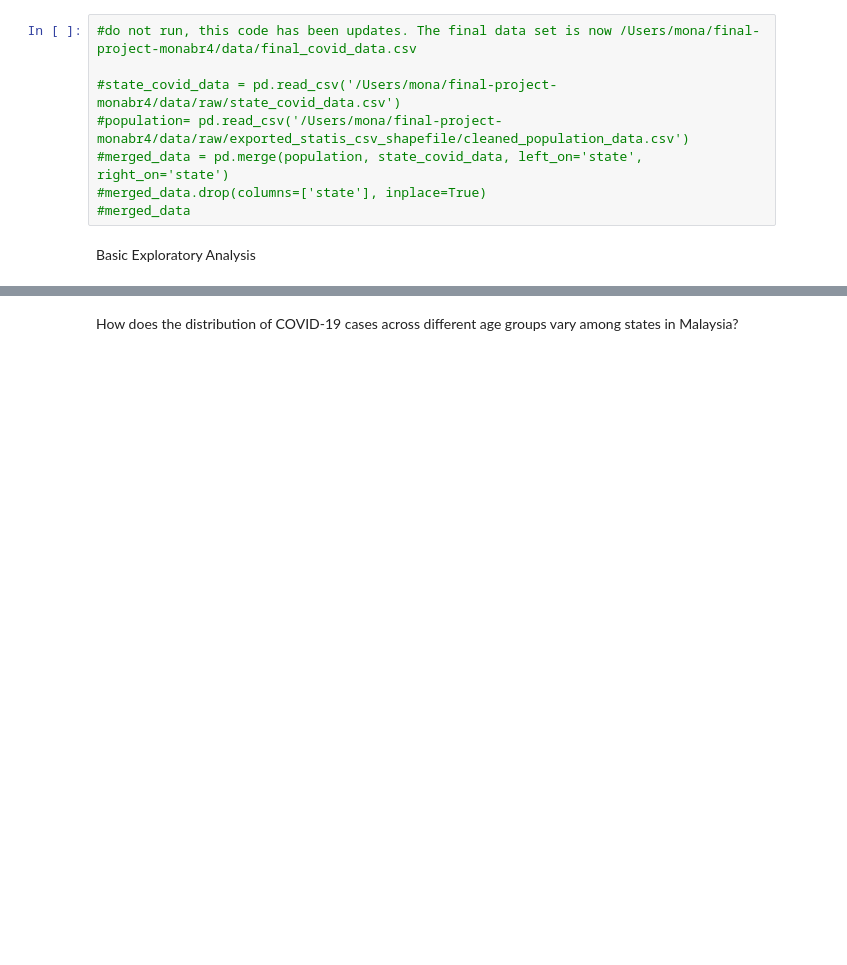
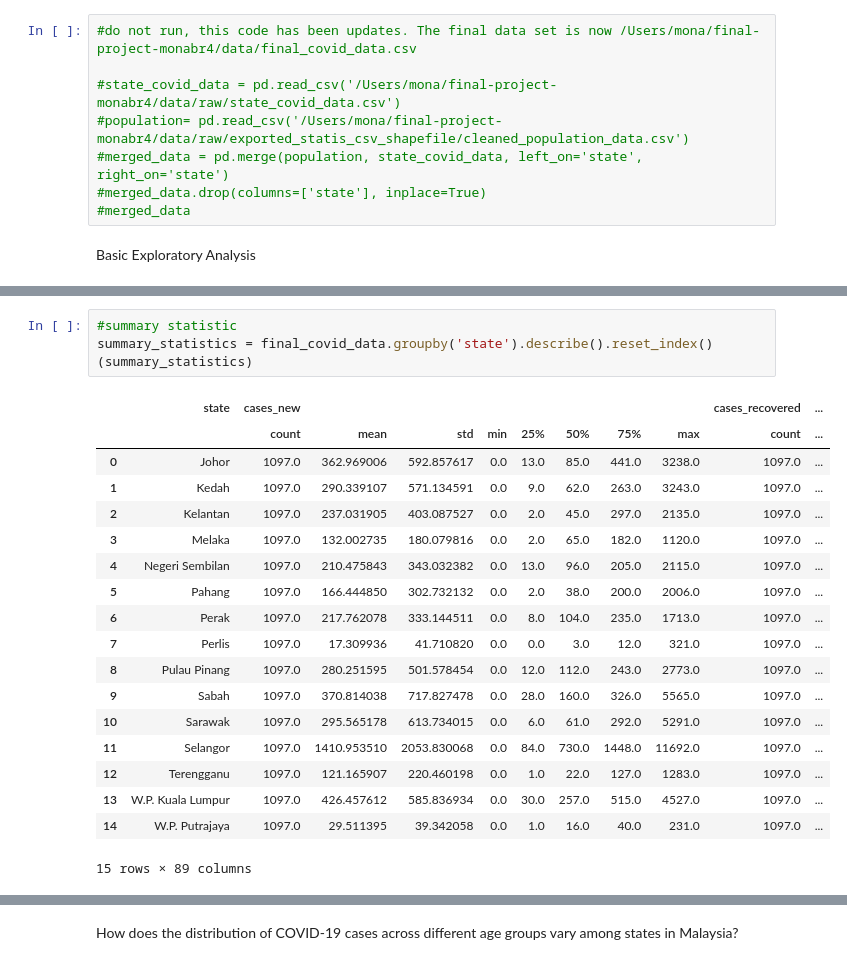
Before and after one commit to Fall23-DSCI-510/final-project-monabr4, a Jupyter notebook: results/graphing.ipynb, the cells around one changed output, grey strips where cells are left out. Drawn from its saved outputs; the diff is of its cells as text; blank space fills up the shorter version.

```diff
--- a/results/graphing.ipynb
+++ b/results/graphing.ipynb
@@ -54,0 +139,23 @@ subset_sum_by_state
+# %%
+#summary statistic
+summary_statistics = final_covid_data.groupby('state').describe().reset_index()
+(summary_statistics)
+# %% [output]
+|  | state | cases_new |  |  |  |  |  |  |  | cases_recovered | ... |
+|  |  | count | mean | std | min | 25% | 50% | 75% | max | count | ... |
+| 0 | Johor | 1097.0 | 362.969006 | 592.857617 | 0.0 | 13.0 | 85.0 | 441.0 | 3238.0 | 1097.0 | ... |
+| 1 | Kedah | 1097.0 | 290.339107 | 571.134591 | 0.0 | 9.0 | 62.0 | 263.0 | 3243.0 | 1097.0 | ... |
+| 2 | Kelantan | 1097.0 | 237.031905 | 403.087527 | 0.0 | 2.0 | 45.0 | 297.0 | 2135.0 | 1097.0 | ... |
+| 3 | Melaka | 1097.0 | 132.002735 | 180.079816 | 0.0 | 2.0 | 65.0 | 182.0 | 1120.0 | 1097.0 | ... |
+| 4 | Negeri Sembilan | 1097.0 | 210.475843 | 343.032382 | 0.0 | 13.0 | 96.0 | 205.0 | 2115.0 | 1097.0 | ... |
+| 5 | Pahang | 1097.0 | 166.444850 | 302.732132 | 0.0 | 2.0 | 38.0 | 200.0 | 2006.0 | 1097.0 | ... |
+| 6 | Perak | 1097.0 | 217.762078 | 333.144511 | 0.0 | 8.0 | 104.0 | 235.0 | 1713.0 | 1097.0 | ... |
+| 7 | Perlis | 1097.0 | 17.309936 | 41.710820 | 0.0 | 0.0 | 3.0 | 12.0 | 321.0 | 1097.0 | ... |
+| 8 | Pulau Pinang | 1097.0 | 280.251595 | 501.578454 | 0.0 | 12.0 | 112.0 | 243.0 | 2773.0 | 1097.0 | ... |
+| 9 | Sabah | 1097.0 | 370.814038 | 717.827478 | 0.0 | 28.0 | 160.0 | 326.0 | 5565.0 | 1097.0 | ... |
+| 10 | Sarawak | 1097.0 | 295.565178 | 613.734015 | 0.0 | 6.0 | 61.0 | 292.0 | 5291.0 | 1097.0 | ... |
+| 11 | Selangor | 1097.0 | 1410.953510 | 2053.830068 | 0.0 | 84.0 | 730.0 | 1448.0 | 11692.0 | 1097.0 | ... |
+| 12 | Terengganu | 1097.0 | 121.165907 | 220.460198 | 0.0 | 1.0 | 22.0 | 127.0 | 1283.0 | 1097.0 | ... |
+| 13 | W.P. Kuala Lumpur | 1097.0 | 426.457612 | 585.836934 | 0.0 | 30.0 | 257.0 | 515.0 | 4527.0 | 1097.0 | ... |
+| 14 | W.P. Putrajaya | 1097.0 | 29.511395 | 39.342058 | 0.0 | 1.0 | 16.0 | 40.0 | 231.0 | 1097.0 | ... |
+15 rows × 89 columns
```
Also changed, not shown: parts of 15 cells of this notebook, 10 other files.
